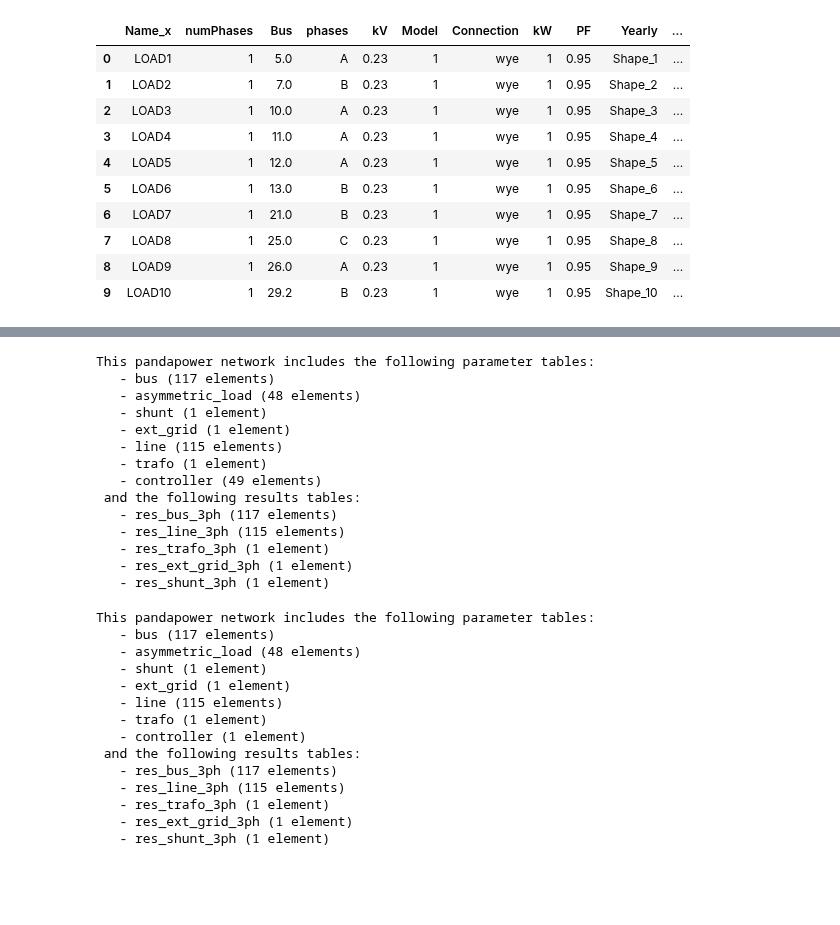
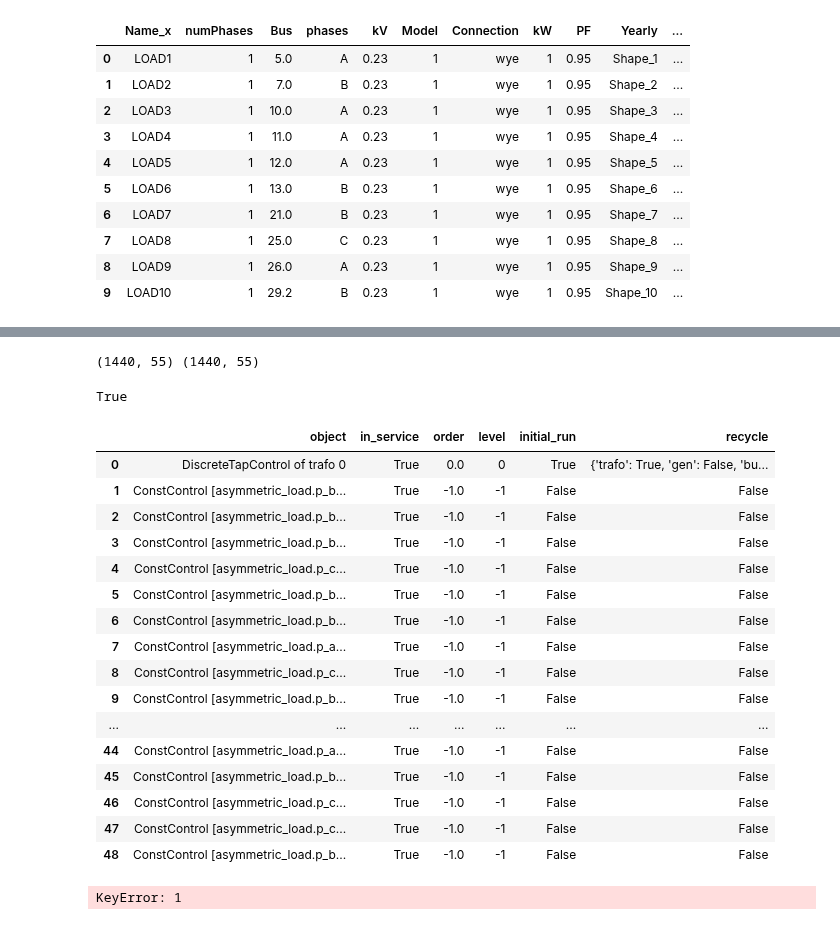
Before and after one commit to antoniovitorvb/IST-thesis-hosting-capacity, a Jupyter notebook: notebooks/timeseries.ipynb, the cells around one changed output, grey strips where cells are left out. Drawn from its saved outputs; the diff is of its cells as text; code cells hidden in the pictures; blank space fills up the shorter version.

Commit message:
feat: create_data_source function

```diff
--- a/notebooks/timeseries.ipynb
+++ b/notebooks/timeseries.ipynb
@@ -86,41 +109,52 @@ profile_df.head(10)
+# %%
+print(profile_df.shape, profile_df2.shape)
+all(profile_df2 == profile_df)
+# %% [output]
+(1440, 55) (1440, 55)
+True
 # %%
 import pandapower.control as ppc
 from pandapower.timeseries.data_sources.frame_data import DFData
+
+net48 = from_json(os.path.join(main_dir, 'json_networks', '48_loads_network.json'))
+# net48.asymmetric_load.head(10)
 
 filtered_loads = merged_load[merged_load["Name_x"].isin(net48.asymmetric_load.name.values)]
 
 ds = DFData(profile_df)
 
 for load_name in net48.asymmetric_load.name:
     # get the index of the corresponding load
     idx = net48.asymmetric_load[net48.asymmetric_load.name == load_name].index[0]
 
     # find phase from the merged metadata
     phase = filtered_loads[filtered_loads["Name_x"] == load_name]["phases"].values[0].lower()
 
     ppc.ConstControl(
         net48, element_index=idx,
-        element="asymmetric_load",
-        element_name=f"CTRL_{net48.asymmetric_load.name.at[idx]}",
         variable=f"p_{phase}_mw",
-        profile_name=load_name, data_source=ds
+        element=f"asymmetric_load", #"asymmetric_load",
+        profile_name=f"CTRL_{net48.asymmetric_load.name.at[idx]}", data_source=ds
     )
-net48
+net48.controller
 # %% [output]
-This pandapower network includes the following parameter tables:
-   - bus (117 elements)
-   - asymmetric_load (48 elements)
-   - shunt (1 element)
-   - ext_grid (1 element)
-   - line (115 elements)
-   - trafo (1 element)
-   - controller (49 elements)
- and the following results tables:
-   - res_bus_3ph (117 elements)
-   - res_line_3ph (115 elements)
-   - res_trafo_3ph (1 element)
-   - res_ext_grid_3ph (1 element)
-   - res_shunt_3ph (1 element)
+|  | object | in_service | order | level | initial_run | recycle |
+| 0 | DiscreteTapControl of trafo 0 | True | 0.0 | 0 | True | {'trafo': True, 'gen': False, 'bu... |
+| 1 | ConstControl [asymmetric_load.p_b... | True | -1.0 | -1 | False | False |
+| 2 | ConstControl [asymmetric_load.p_b... | True | -1.0 | -1 | False | False |
+| 3 | ConstControl [asymmetric_load.p_b... | True | -1.0 | -1 | False | False |
+| 4 | ConstControl [asymmetric_load.p_c... | True | -1.0 | -1 | False | False |
+| 5 | ConstControl [asymmetric_load.p_b... | True | -1.0 | -1 | False | False |
+| 6 | ConstControl [asymmetric_load.p_b... | True | -1.0 | -1 | False | False |
+| 7 | ConstControl [asymmetric_load.p_a... | True | -1.0 | -1 | False | False |
+| 8 | ConstControl [asymmetric_load.p_c... | True | -1.0 | -1 | False | False |
+| 9 | ConstControl [asymmetric_load.p_b... | True | -1.0 | -1 | False | False |
+| ... | ... | ... | ... | ... | ... | ... |
+| 44 | ConstControl [asymmetric_load.p_a... | True | -1.0 | -1 | False | False |
+| 45 | ConstControl [asymmetric_load.p_b... | True | -1.0 | -1 | False | False |
+| 46 | ConstControl [asymmetric_load.p_c... | True | -1.0 | -1 | False | False |
+| 47 | ConstControl [asymmetric_load.p_c... | True | -1.0 | -1 | False | False |
+| 48 | ConstControl [asymmetric_load.p_b... | True | -1.0 | -1 | False | False |
 # %%
 output_dir = os.path.join(main_dir, "timeseries_results")
 
@@ -141,22 +174,9 @@ net48
 # ow48.log_variable('res_bus_3ph', 'vm_b_pu', index=[32, 26]) # LOAD2 and LOAD23
 # ow48.log_variable('res_bus_3ph', 'vm_a_pu', index=[14]) # LOAD55
 
-# run_timeseries(net48, time_steps=range(profile_df.shape[0]), run=pp.runpp_3ph, continue_on_divergence=False)
+run_timeseries(net48, time_steps=range(profile_df.shape[0]), run=pp.runpp_3ph, continue_on_divergence=False)
 # %% [output]
-This pandapower network includes the following parameter tables:
-   - bus (117 elements)
-   - asymmetric_load (48 elements)
-   - shunt (1 element)
-   - ext_grid (1 element)
-   - line (115 elements)
-   - trafo (1 element)
-   - controller (1 element)
- and the following results tables:
-   - res_bus_3ph (117 elements)
-   - res_line_3ph (115 elements)
-   - res_trafo_3ph (1 element)
-   - res_ext_grid_3ph (1 element)
-   - res_shunt_3ph (1 element)
+KeyError: 1
 # %%
 net = from_json(os.path.join(main_dir, 'json_networks', 'no_load_network.json'))
 
```
Also changed, not shown: parts of 7 cells of this notebook, 3 other files.
